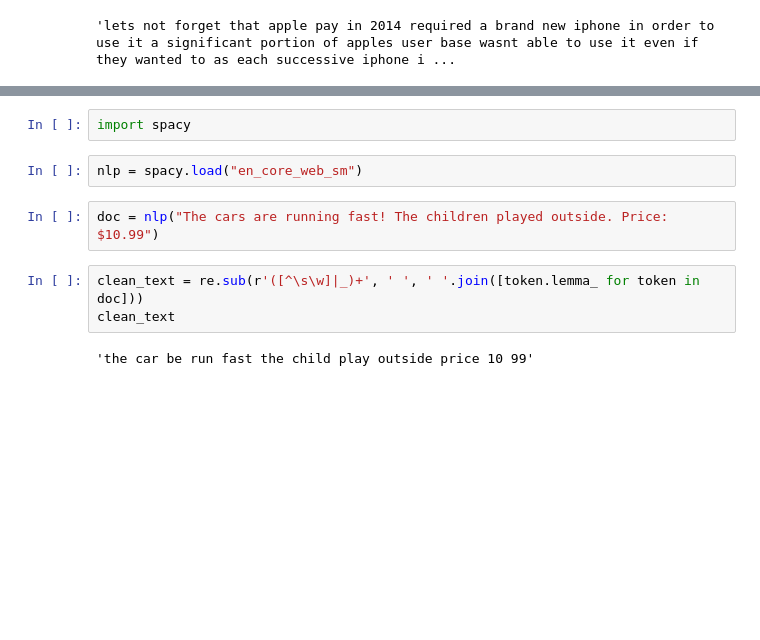
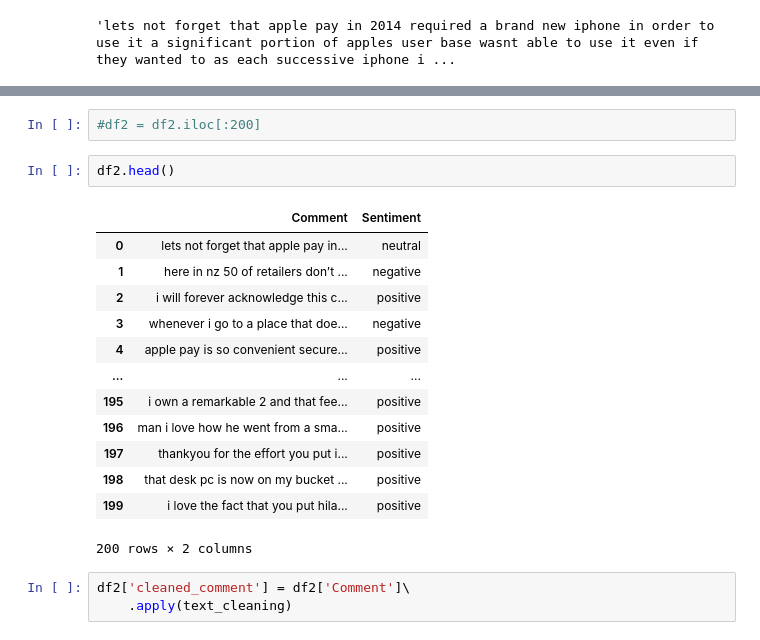
Before and after one commit to gandreguetto/youtube_comments_sentiment, a Jupyter notebook: youtube_comments.ipynb, the cells around one changed output, grey strips where cells are left out. Cells and saved outputs as stored; diff of their text form; blank space fills up the shorter version.

```diff
--- a/youtube_comments.ipynb
+++ b/youtube_comments.ipynb
@@ -90,11 +66,21 @@ lemmatizer.lemmatize('better', 'a')
-# %%
-import spacy
-# %%
-nlp = spacy.load("en_core_web_sm")
-# %%
-doc = nlp("The cars are running fast! The children played outside. Price: $10.99")
-# %%
-clean_text = re.sub(r'([^\s\w]|_)+', ' ', ' '.join([token.lemma_ for token in doc]))
-clean_text
-# %% [output]
-'the car be run fast the child play outside price 10 99'
+# %%
+#df2 = df2.iloc[:200]
+# %%
+df2.head()
+# %% [output]
+|  | Comment | Sentiment |
+| 0 | lets not forget that apple pay in... | neutral |
+| 1 | here in nz 50 of retailers don’t ... | negative |
+| 2 | i will forever acknowledge this c... | positive |
+| 3 | whenever i go to a place that doe... | negative |
+| 4 | apple pay is so convenient secure... | positive |
+| ... | ... | ... |
+| 195 | i own a remarkable 2 and that fee... | positive |
+| 196 | man i love how he went from a sma... | positive |
+| 197 | thankyou for the effort you put i... | positive |
+| 198 | that desk pc is now on my bucket ... | positive |
+| 199 | i love the fact that you put hila... | positive |
+200 rows × 2 columns
+# %%
+df2['cleaned_comment'] = df2['Comment']\
+    .apply(text_cleaning)
```
Also changed, not shown: parts of 19 cells of this notebook.
